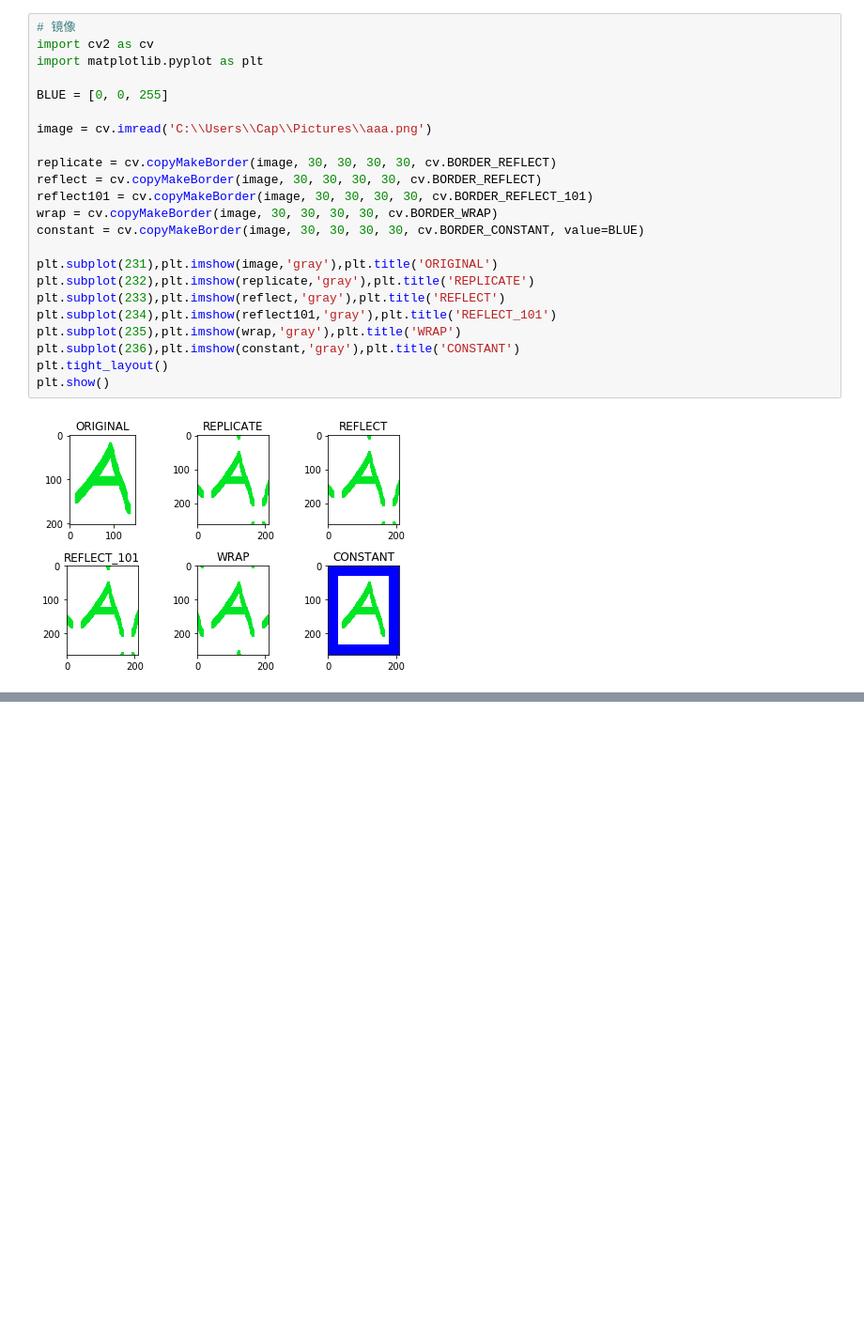
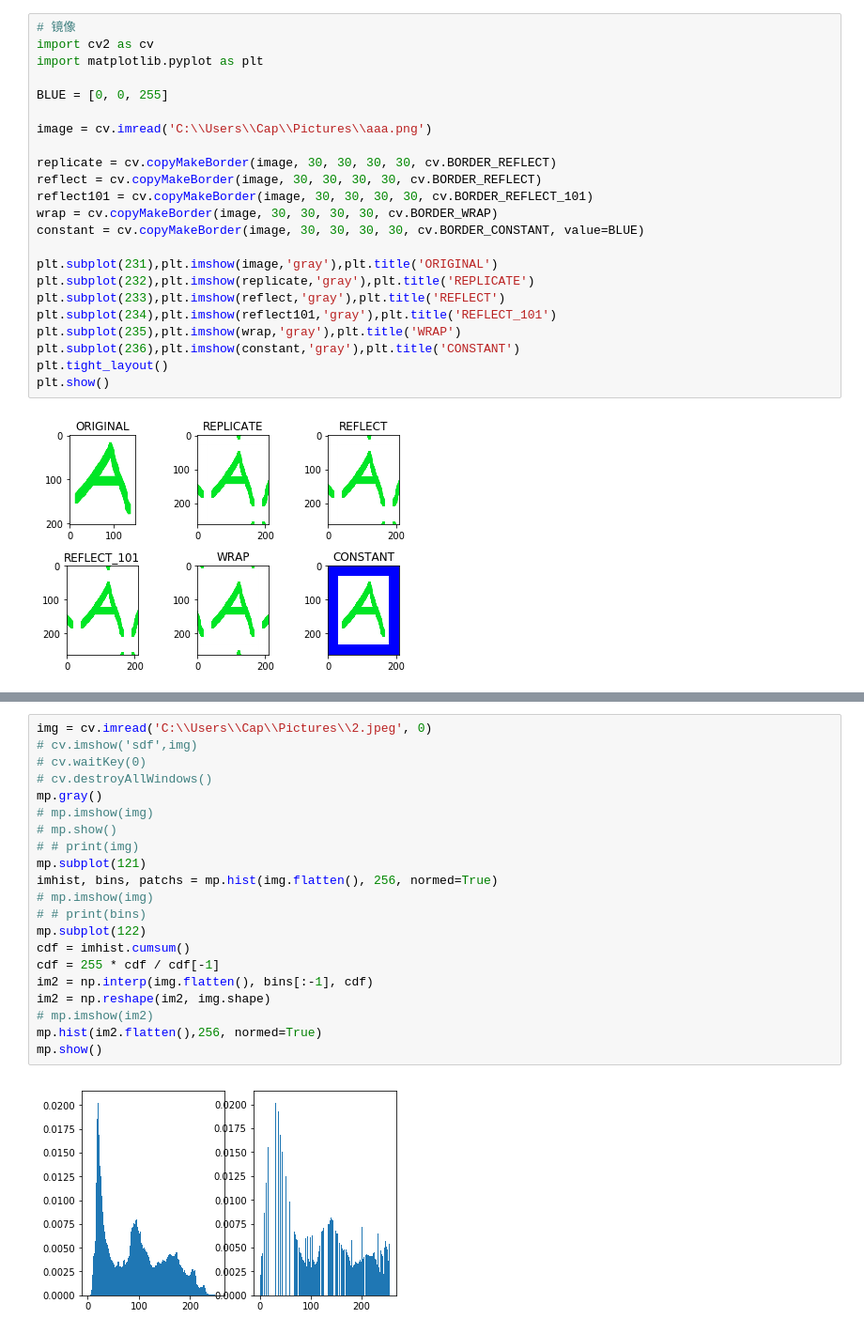
Before and after one commit to goonwithyou/mypython, a Jupyter notebook: modules/modules_opencv.ipynb, the cells around one changed output, grey strips where cells are left out. Shown at 94% size. Cells and saved outputs as stored; diff of their text form; blank space fills up the shorter version.

```diff
--- a/modules/modules_opencv.ipynb
+++ b/modules/modules_opencv.ipynb
@@ -253,0 +432,23 @@ cv.destroyAllWindows()
+# %%
+img = cv.imread('C:\\Users\\Cap\\Pictures\\2.jpeg', 0)
+# cv.imshow('sdf',img)
+# cv.waitKey(0)
+# cv.destroyAllWindows()
+mp.gray()
+# mp.imshow(img)
+# mp.show()
+# # print(img)
+mp.subplot(121)
+imhist, bins, patchs = mp.hist(img.flatten(), 256, normed=True)
+# mp.imshow(img)
+# # print(bins)
+mp.subplot(122)
+cdf = imhist.cumsum()
+cdf = 255 * cdf / cdf[-1]
+im2 = np.interp(img.flatten(), bins[:-1], cdf)
+im2 = np.reshape(im2, img.shape)
+# mp.imshow(im2)
+mp.hist(im2.flatten(),256, normed=True)
+mp.show()
+# %% [output]
+[figure, added]
```
Also changed, not shown: parts of 16 cells of this notebook, 3 other files.
